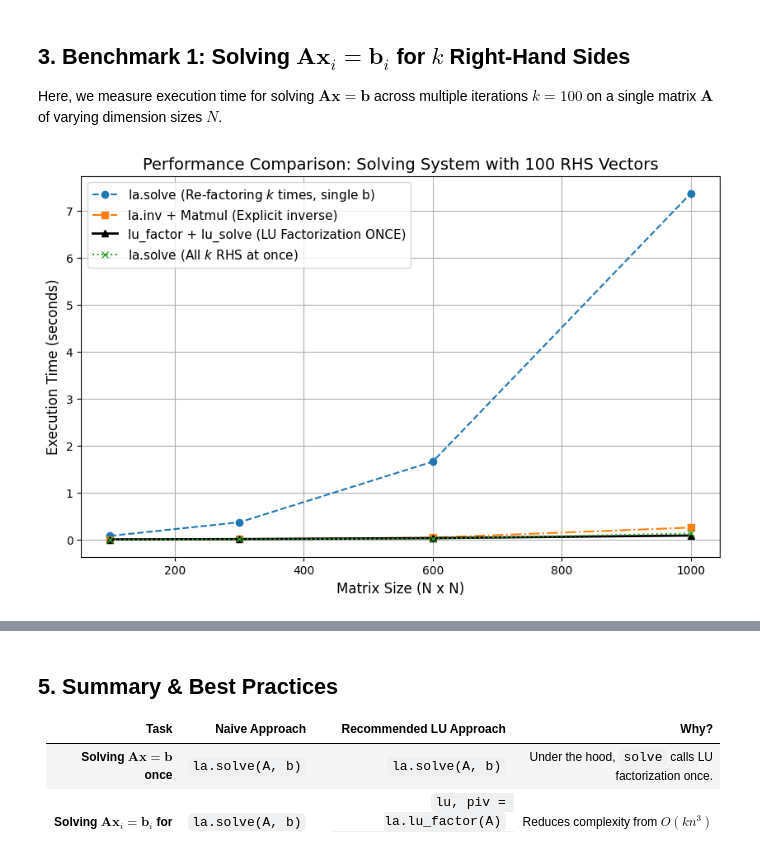
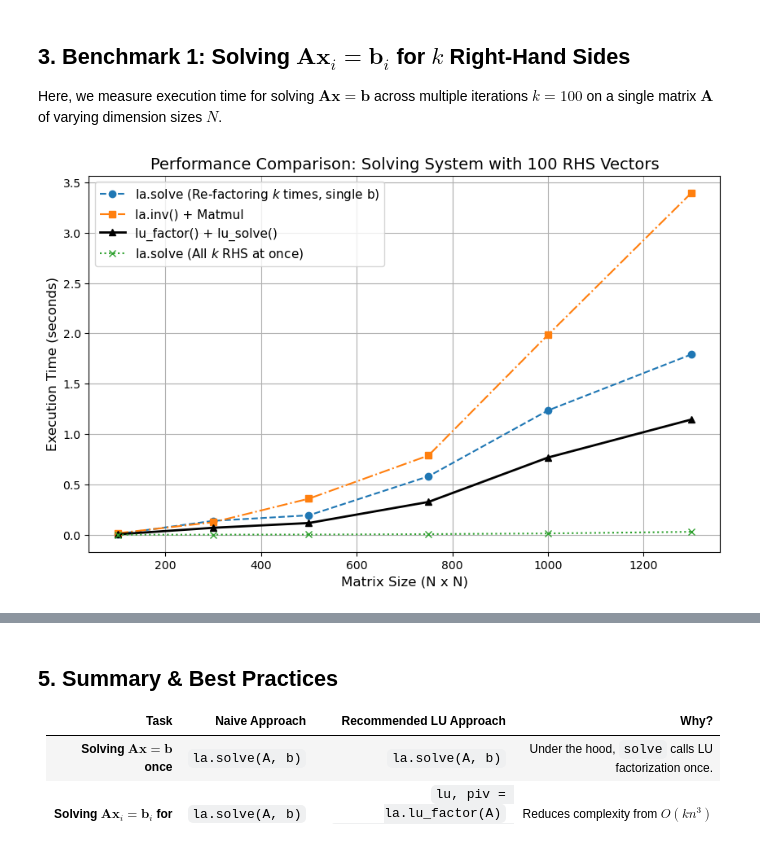
Before and after one commit to diegoandresalvarez/metodosnumericos, a Jupyter notebook: codigo/02_sistemas_ecuaciones_lineales/lu_decomposition_advantages.ipynb, the cells around one changed output, grey strips where cells are left out. Drawn from its saved outputs; the diff is of its cells as text; code cells hidden in the pictures.

Commit message:
Correcting error in time_perf_counter() usage

```diff
--- a/codigo/02_sistemas_ecuaciones_lineales/lu_decomposition_advantages.ipynb
+++ b/codigo/02_sistemas_ecuaciones_lineales/lu_decomposition_advantages.ipynb
@@ -72,7 +73,7 @@ Difference (la.solve vs Inverse): 5.755396159656812e-13
 
 Here, we measure execution time for solving $\boldsymbol{A}\boldsymbol{x} = \boldsymbol{b}$ across multiple iterations $k=100$ on a single matrix $\boldsymbol{A}$ of varying dimension sizes $N$.
 # %%
-sizes = [100, 300, 600, 1000] #, 1500, 2000, 3000]
+sizes = [100, 300, 500, 750, 1000, 1300] #, 1500 , 2000, 3000]
 k_rhs = 100  # Number of different RHS vectors
 
 time_solve       = []
@@ -86,6 +87,10 @@ for N in sizes:
     # List of vectors
     B_list = [np.random.randn(N) for _ in range(k_rhs)]
 
+    # Warm up, because the first call may include overhead (e.g., BLAS/LAPACK initialization)
+    la.solve(A, B_list[0])
+    la.inv(A)
+
     # Convert list of vectors to a matrix where columns are RHS
     B_matrix = np.array(B_list).T
 
@@ -96,40 +101,42 @@ for N in sizes:
     toc = time.perf_counter()
     time_solve.append(toc - tic)
 
-    # Method 2: scipy.linalg.lu_factor + lu_solve (Factors A ONCE)
+    # Method 2: scipy.linalg.lu_factor + lu_solve
     tic = time.perf_counter()
-    lu, piv = la.lu_factor(A)
+    #lu, piv = la.lu_factor(A)           # factorization should be done once outside the loop
     for b in B_list:
+        lu, piv = la.lu_factor(A)        # this should be outside the loop to avoid repeated factorization
         x2 = la.lu_solve((lu, piv), b)
     toc = time.perf_counter()
     time_lu.append(toc - tic)
 
     # Method 3: scipy.linalg.inv (Computes explicit inverse)
     tic = time.perf_counter()
-    A_inv = la.inv(A)
+    #A_inv = la.inv(A)                   # inversion should be done once outside the loop
     for b in B_list:
+        A_inv = la.inv(A)                # this should be outside the loop to avoid repeated inversion
         x3 = A_inv @ b
     toc = time.perf_counter()
     time_inv.append(toc - tic)
 
     # --- Method 4: scipy.linalg.solve (Solving for all RHS at once) ---
     tic = time.perf_counter()
     x4 = la.solve(A, B_matrix)
     toc = time.perf_counter()
     time_solve_multi.append(toc - tic)
 
 # Plotting Results
 plt.figure(figsize=(10, 6))
 plt.plot(sizes, time_solve,       'o--', label='la.solve (Re-factoring $k$ times, single b)')
-plt.plot(sizes, time_inv,         's-.', label='la.inv + Matmul (Explicit inverse)')
-plt.plot(sizes, time_lu,          'k^-', label='lu_factor + lu_solve (LU Factorization ONCE)', linewidth=2)
+plt.plot(sizes, time_inv,         's-.', label='la.inv() + Matmul')
+plt.plot(sizes, time_lu,          'k^-', label='lu_factor() + lu_solve()', linewidth=2)
 plt.plot(sizes, time_solve_multi, 'x:',  label='la.solve (All $k$ RHS at once)')
 
 plt.xlabel('Matrix Size (N x N)',      fontsize=12)
 plt.ylabel('Execution Time (seconds)', fontsize=12)
 plt.title(f'Performance Comparison: Solving System with {k_rhs} RHS Vectors', fontsize=14)
 plt.grid(True)
 plt.legend(fontsize=11)
 plt.show()
 # %% [output]
-[figure, old version]
+[figure, new version]
```
Also changed, not shown: parts of 6 cells of this notebook.
